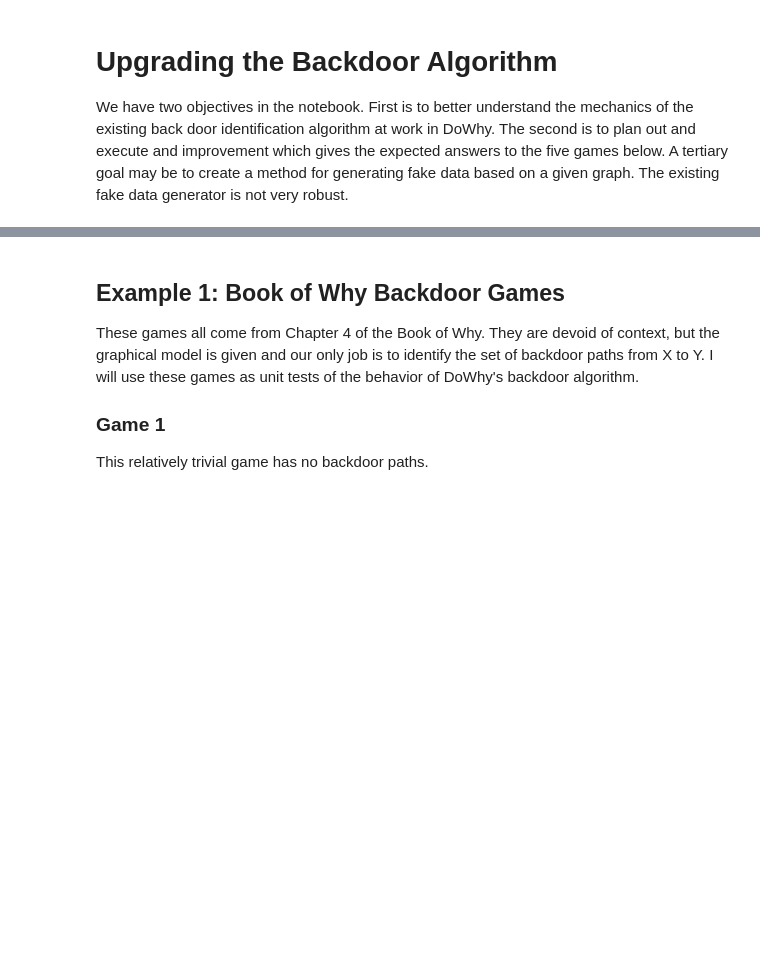
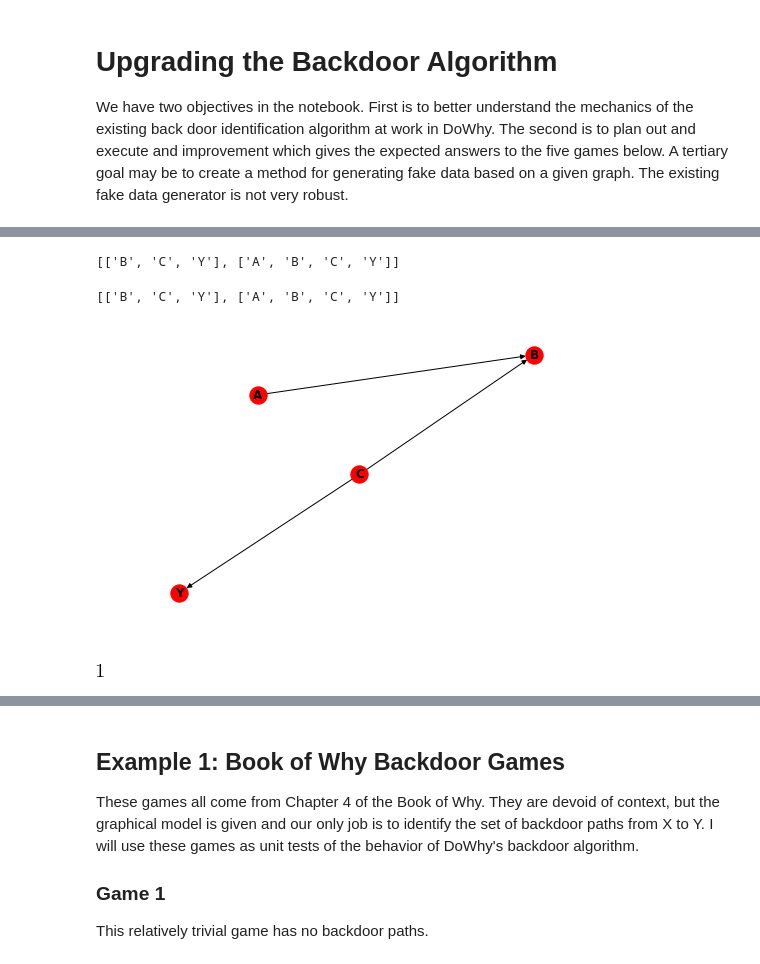
Before and after one commit to mrklees/dowhy, a Jupyter notebook: Exploring the Backdoor Algorithm.ipynb, the cells around one changed output, grey strips where cells are left out. Saved outputs shown, nothing was run; the diff lists cells and outputs as text; code cells hidden in the pictures; blank space fills up the shorter version.

Commit message:
Analysis of backdoor identification algorithm completed, nearly completed replacement

```diff
--- a/Exploring the Backdoor Algorithm.ipynb
+++ b/Exploring the Backdoor Algorithm.ipynb
@@ -126,0 +180,71 @@ def binary_graph_data(treatment_name='X', outcome_name='Y', observed_node_names=
+# %%
+# Identifying all of the parents of X, which tells us
+# the nodes from which all backdoor paths flow.
+backdoor_root = graph.get_parents('X')
+# We will use the undirected version of this graph to get all backdoor paths
+undag = graph._graph.to_undirected()
+
+bdps = []
+for backdoor in backdoor_root:
+    for path in nx.algorithms.simple_paths.all_simple_paths(undag, backdoor, outcome):
+        if treatment not in path:
+            bdps.append(path)
+
+print(bdps)
+# At this point I think we want to induce a subgraph on just the appropriate nodes
+bd_graph = graph._graph.subgraph(bdps[1])
+
+# Doesn't that look like the prettiest junction you've ever seen
+nx.draw(bd_graph, with_labels=True, font_weight='bold')
+
+# So we can actually get a list of all junctions simply by moving a window over the list.
+from collections import deque
+
+def window(seq, n=2):
+    """A nice solution stolen from https://stackoverflow.com/questions/6822725/rolling-or-sliding-window-iterator"""
+    it = iter(seq)
+    win = deque((next(it, None) for _ in range(n)), maxlen=n)
+    yield win
+    append = win.append
+    for e in it:
+        append(e)
+        yield win
+
+def get_junctions(bdp):
+    return [list(junction) for junction in window(bdp, n=3)]
+
+# This allows us to get a list of all junctions for a given backdoor path
+junctions = get_junctions(bdps[1])
+junctions
+
+# We now need to be able to evaluate each junction and place it into one of three categories:
+#    1. A chain: X -> A -> Y
+#    2. A collider: X -> A <- Y
+#    3. A confounder: X <- A -> Y
+bdps
+# %% [output]
+[['B', 'C', 'Y'], ['A', 'B', 'C', 'Y']]
+[['B', 'C', 'Y'], ['A', 'B', 'C', 'Y']]
+[figure, added]
+# %%
+# One way to test the status of the junction
+test_junction = ['A', 'B', 'C']
+
+def test_junction(graph, junction):
+    jscore = 0
+    l, m, r = junction
+    # Induce the subgraph for this junction
+    jgraph = graph.subgraph(junction)
+    # And test it's edges
+    for edge in list(jgraph.edges):
+        if (edge == (m, l, 0)) | (edge == (m, r, 0)):
+        # If we encounter an edge like this, we know it can't be a collider
+            return 0
+    # If we get here it's a collider
+    return 1
+
+
+
+test_junction(bd_graph, junction=['A', 'B', 'C'])
+# %% [output]
+[figure, added]
```
Also changed, not shown: parts of 14 cells of this notebook, 2 other files.
